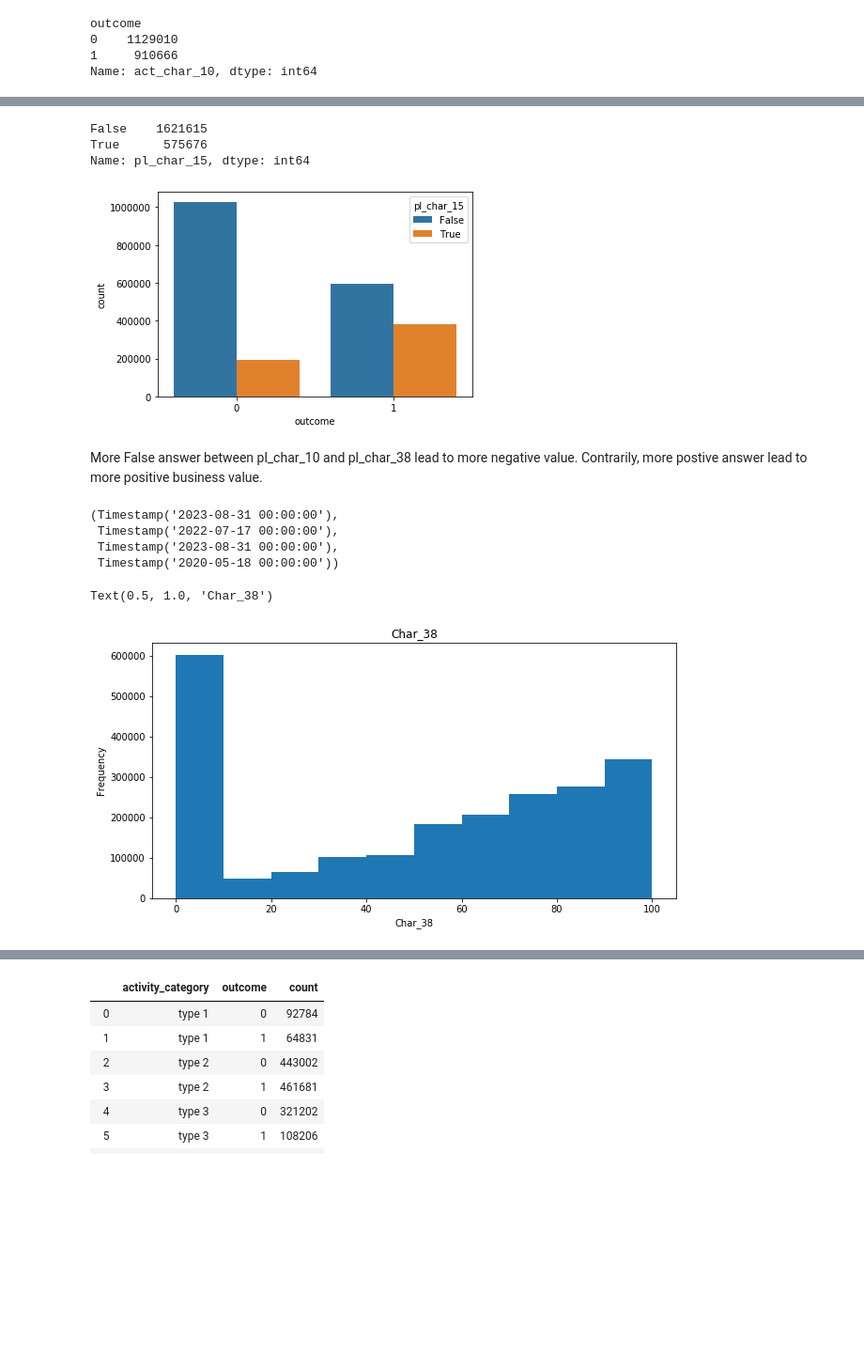
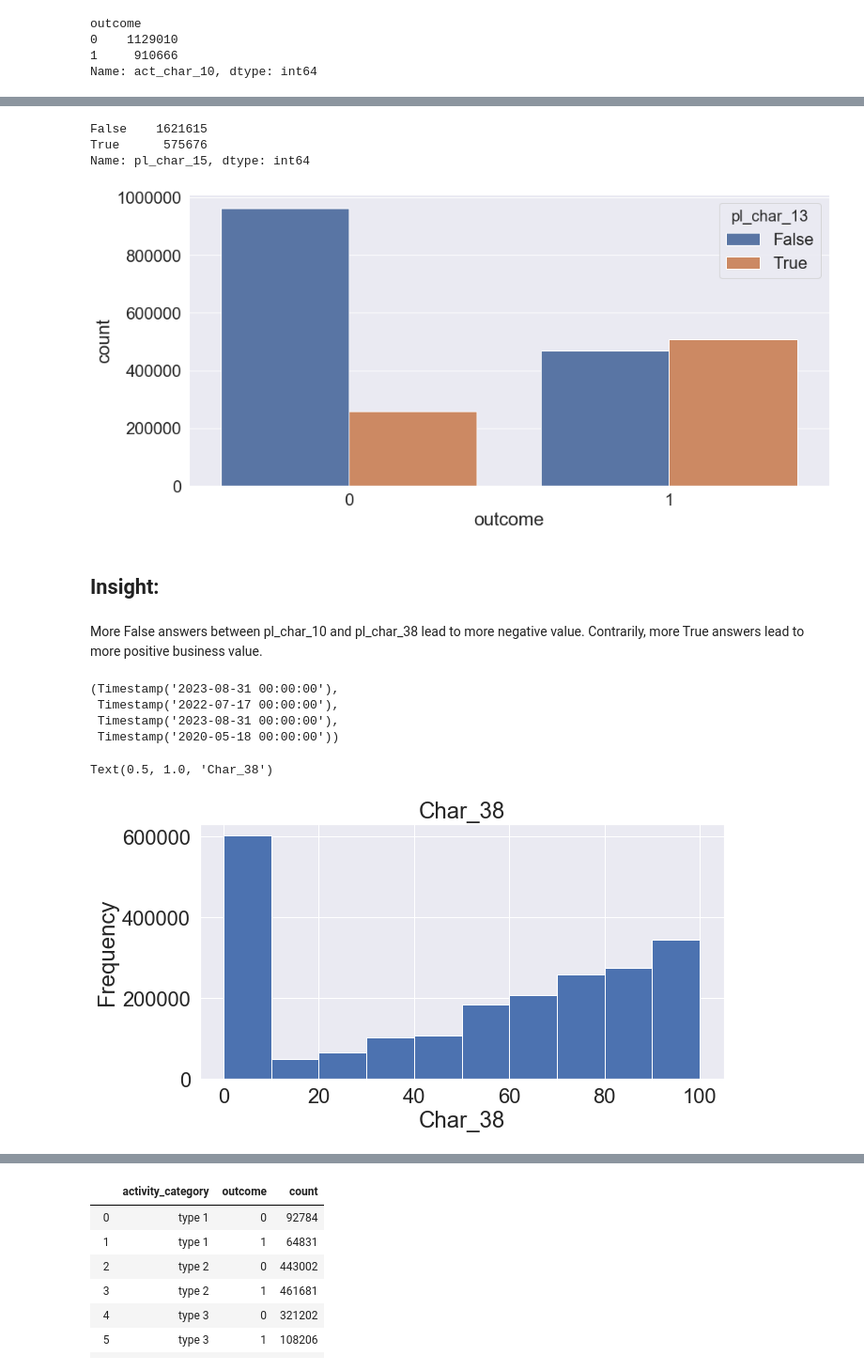
Before and after one commit to khwajajalal/Capstone3-Red_hat_business_value, a Jupyter notebook: red_hat.ipynb, the cells around one changed output, grey strips where cells are left out. Shown at 94% size. Drawn from its saved outputs; the diff is of its cells as text; code cells hidden in the pictures; blank space fills up the shorter version.

```diff
--- a/red_hat.ipynb
+++ b/red_hat.ipynb
@@ -96 +99,9 @@ type 2043         1
 Name: act_char_10, Length: 6515, dtype: int64
+# %%
+sns.set(font_scale=2)
+plt.figure(figsize=(10,5))
+plt.pie(ac_pl_merge['outcome'].value_counts(),colors=[ '#4fb2aa', '#cb2800'], labels=['No Outcome(0)','Positive Outcome(1)'],autopct='%1.0f%%', explode=[0.05,0], rotatelabels=False)
+plt.title('Outcome')
+plt.figure(figsize=(10,5))
+
+# plt.savefig('Listings Types')
@@ -97,21 +118,25 @@ Name: act_char_10, Length: 6515, dtype: int64
 # %%
 # pl.info()
 # pl.char_38.unique()
 # ac.columns
 # ac.info()
+plt.figure(figsize=(15,7))
+
 ac_pl_merge.pl_char_11.value_counts()
 # sns.countplot('pl_char_10', data=ac_pl_merge, hue='outcome') ,
 # sns.countplot('pl_char_37', data=ac_pl_merge, hue='outcome')
-sns.countplot('outcome', data=ac_pl_merge, hue='pl_char_15')
+sns.countplot('outcome', data=ac_pl_merge, hue='pl_char_13')
 
 ac_pl_merge.pl_char_15.value_counts()
 # %% [output]
 False    1621615
 True      575676
 Name: pl_char_15, dtype: int64
-[figure, old version]
+[figure, new version]
+# %% [markdown]
+## Insight:
 # %% [markdown]
-More False answer between pl_char_10 and pl_char_38 lead to more negative value. Contrarily, more postive answer lead to more positive business value.
+More False answers between pl_char_10 and pl_char_38 lead to more negative value. Contrarily, more True answers lead to more positive business value.
 # %%
 ac.activity_category.unique()
 ac.outcome.unique()
@@ -124,13 +149,14 @@ ac.act_date.max(), ac.act_date.min(), pl.pl_date.max(), pl.pl_date.min()
  Timestamp('2023-08-31 00:00:00'),
  Timestamp('2020-05-18 00:00:00'))
 # %%
+plt.figure(figsize=(40,7))
 ac_pl_merge.pl_char_38.plot(kind='hist',figsize=(10,5))
 plt.xlabel('Char_38')
 plt.ylabel('Frequency')
 plt.title('Char_38')
 # %% [output]
 Text(0.5, 1.0, 'Char_38')
-[figure, old version]
+[figure, new version]
 # %%
 pl.columns
 # pl_char_38=pl[['people_id', 'char_38']]
```
Also changed, not shown: parts of 59 cells of this notebook.
